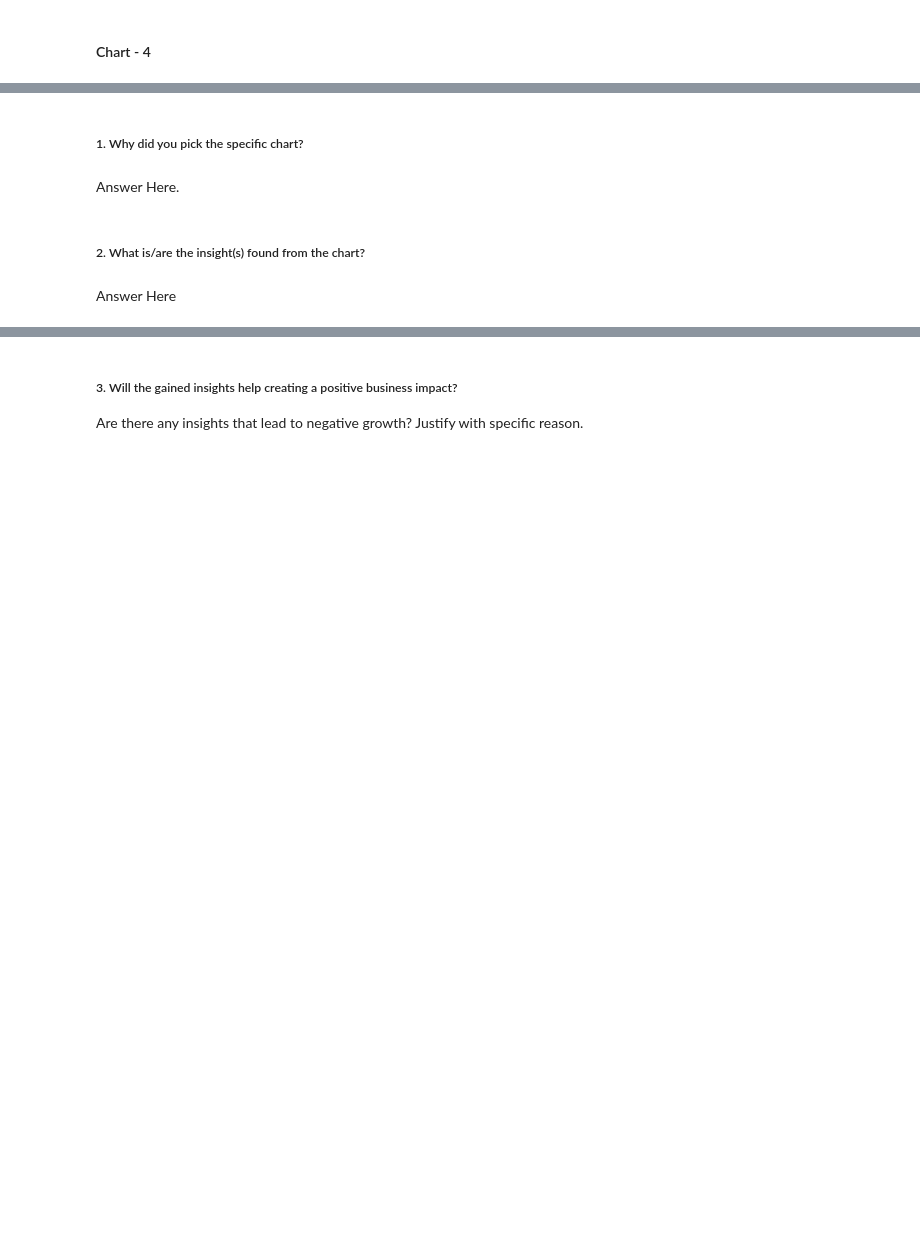
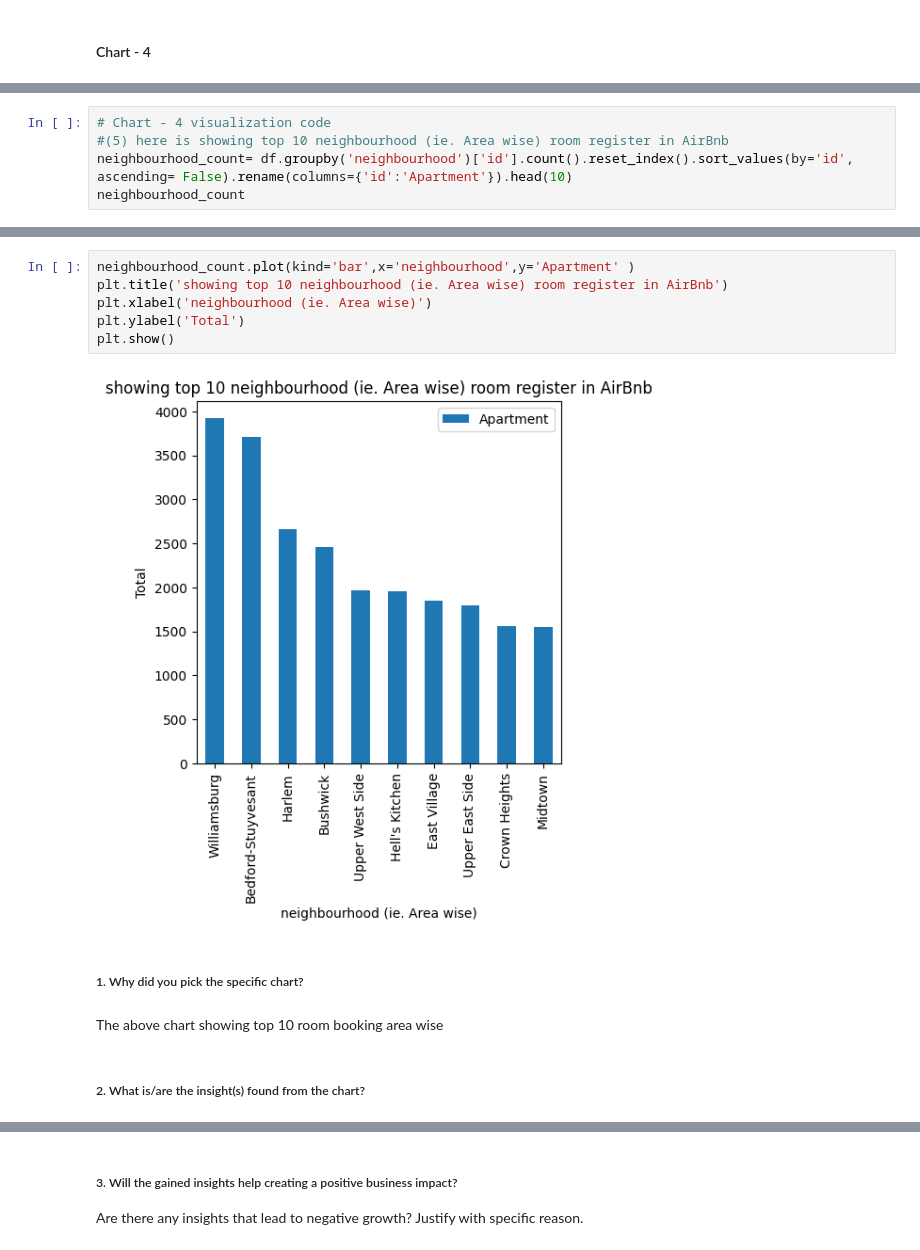
Before and after one commit to nikhilthenge/Airbnb_analysis, a Jupyter notebook: Airbnb_analysis_EDA.ipynb, the cells around one changed output, grey strips where cells are left out. Drawn from its saved outputs; the diff is of its cells as text; blank space fills up the shorter version.

```diff
--- a/Airbnb_analysis_EDA.ipynb
+++ b/Airbnb_analysis_EDA.ipynb
@@ -887,0 +958,5 @@ Answer Here
+# %%
+# Chart - 4 visualization code
+#(5) here is showing top 10 neighbourhood (ie. Area wise) room register in AirBnb
+neighbourhood_count= df.groupby('neighbourhood')['id'].count().reset_index().sort_values(by='id', ascending= False).rename(columns={'id':'Apartment'}).head(10)
+neighbourhood_count
@@ -888,8 +975,14 @@ Answer Here
+# %%
+neighbourhood_count.plot(kind='bar',x='neighbourhood',y='Apartment' )
+plt.title('showing top 10 neighbourhood (ie. Area wise) room register in AirBnb')
+plt.xlabel('neighbourhood (ie. Area wise)')
+plt.ylabel('Total')
+plt.show()
+# %% [output]
+[figure, added]
 # %% [markdown]
 ##### 1. Why did you pick the specific chart?
-# %% [markdown]
-Answer Here.
+# %% [markdown]
+The above chart showing top 10 room booking area wise
 # %% [markdown]
 ##### 2. What is/are the insight(s) found from the chart?
-# %% [markdown]
-Answer Here
```
Also changed, not shown: parts of 60 cells of this notebook.
